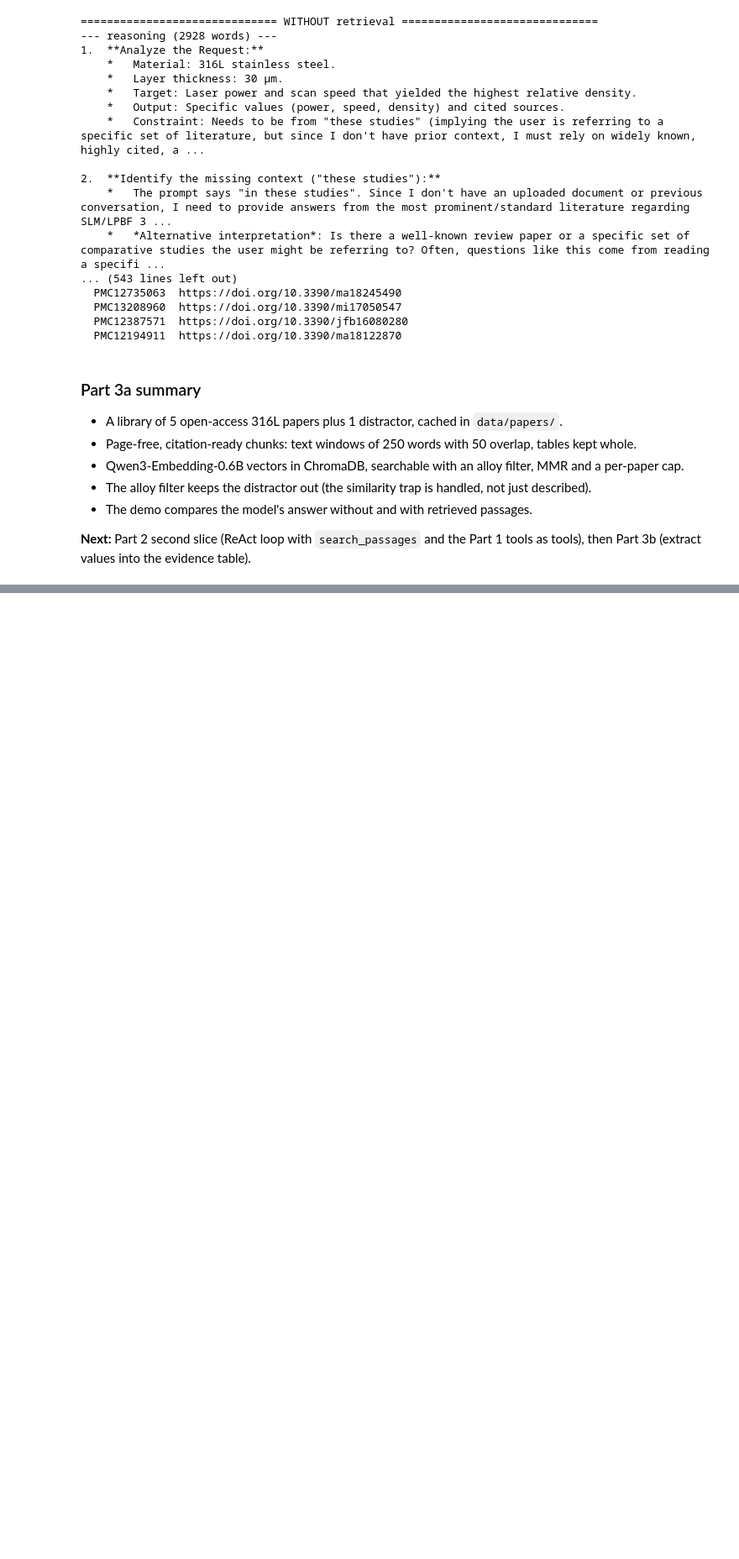
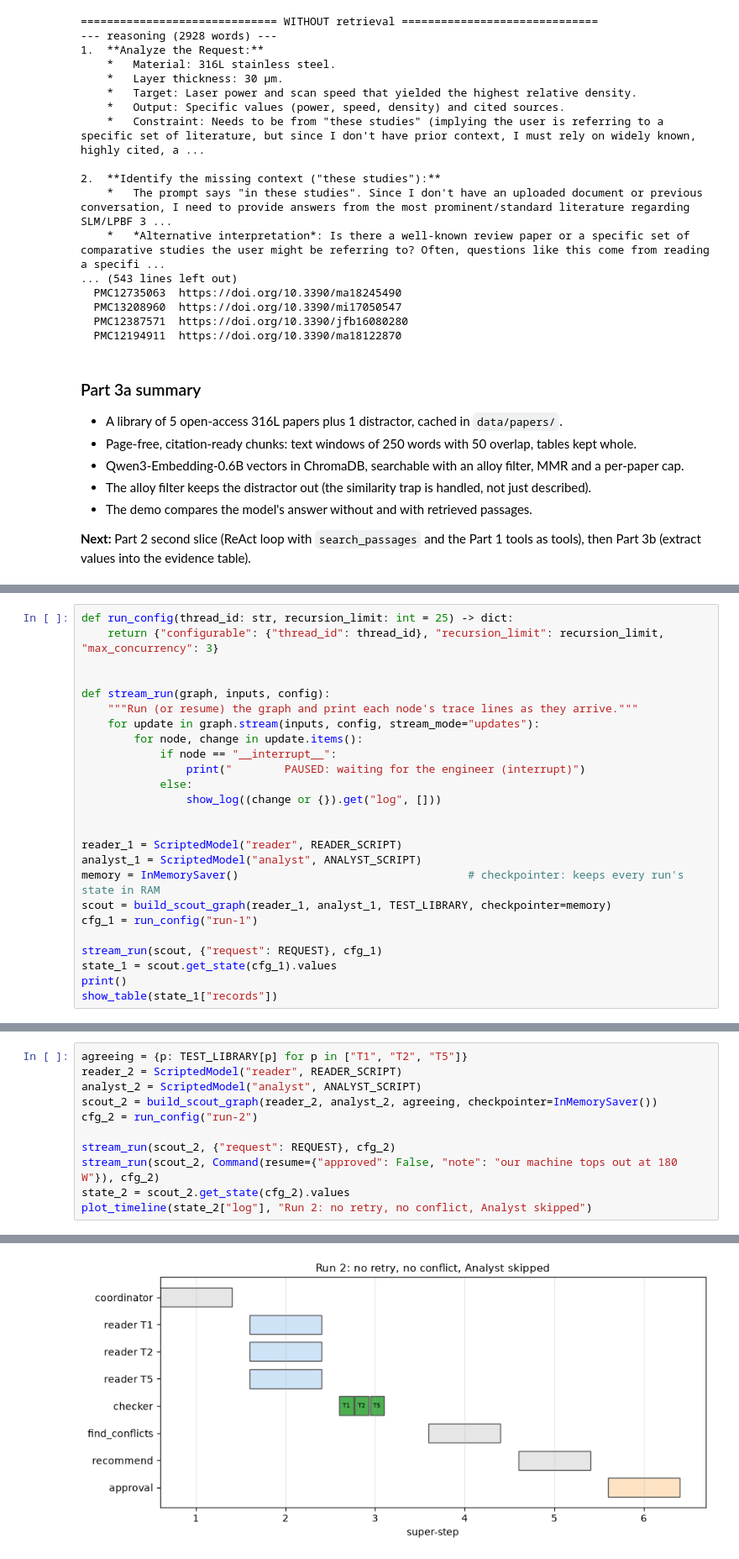
Before and after one commit to chinmayphutela95-spec/process-window-scout, a Jupyter notebook: notebooks/process_window_scout.ipynb, the cells around one changed output, grey strips where cells are left out. Shown at 84% size. Cells and saved outputs as stored; diff of their text form; blank space fills up the shorter version.

```diff
--- a/notebooks/process_window_scout.ipynb
+++ b/notebooks/process_window_scout.ipynb
@@ -1037,0 +1720,25 @@ for s in selection:
+# %%
+def run_config(thread_id: str, recursion_limit: int = 25) -> dict:
+    return {"configurable": {"thread_id": thread_id}, "recursion_limit": recursion_limit, "max_concurrency": 3}
+
+
+def stream_run(graph, inputs, config):
+    """Run (or resume) the graph and print each node's trace lines as they arrive."""
+    for update in graph.stream(inputs, config, stream_mode="updates"):
+        for node, change in update.items():
+            if node == "__interrupt__":
+                print("        PAUSED: waiting for the engineer (interrupt)")
+            else:
+                show_log((change or {}).get("log", []))
+
+
+reader_1 = ScriptedModel("reader", READER_SCRIPT)
+analyst_1 = ScriptedModel("analyst", ANALYST_SCRIPT)
+memory = InMemorySaver()                                   # checkpointer: keeps every run's state in RAM
+scout = build_scout_graph(reader_1, analyst_1, TEST_LIBRARY, checkpointer=memory)
+cfg_1 = run_config("run-1")
+
+stream_run(scout, {"request": REQUEST}, cfg_1)
+state_1 = scout.get_state(cfg_1).values
+print()
+show_table(state_1["records"])
@@ -1037,0 +1917,12 @@ for s in selection:
+# %%
+agreeing = {p: TEST_LIBRARY[p] for p in ["T1", "T2", "T5"]}
+reader_2 = ScriptedModel("reader", READER_SCRIPT)
+analyst_2 = ScriptedModel("analyst", ANALYST_SCRIPT)
+scout_2 = build_scout_graph(reader_2, analyst_2, agreeing, checkpointer=InMemorySaver())
+cfg_2 = run_config("run-2")
+
+stream_run(scout_2, {"request": REQUEST}, cfg_2)
+stream_run(scout_2, Command(resume={"approved": False, "note": "our machine tops out at 180 W"}), cfg_2)
+state_2 = scout_2.get_state(cfg_2).values
+plot_timeline(state_2["log"], "Run 2: no retry, no conflict, Analyst skipped")
+# %% [output]
@@ -1037,0 +1940 @@ for s in selection:
+[figure, added]
```
Also changed, not shown: parts of 36 cells of this notebook, 2 other files.
